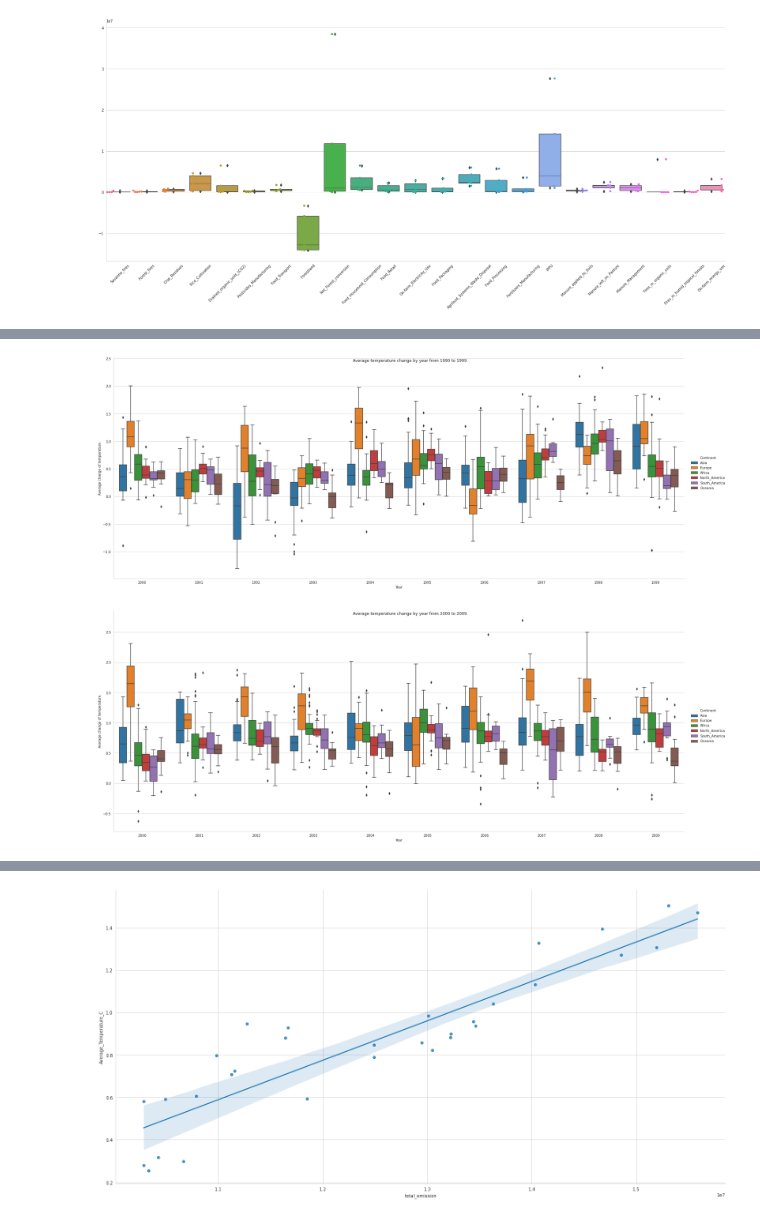
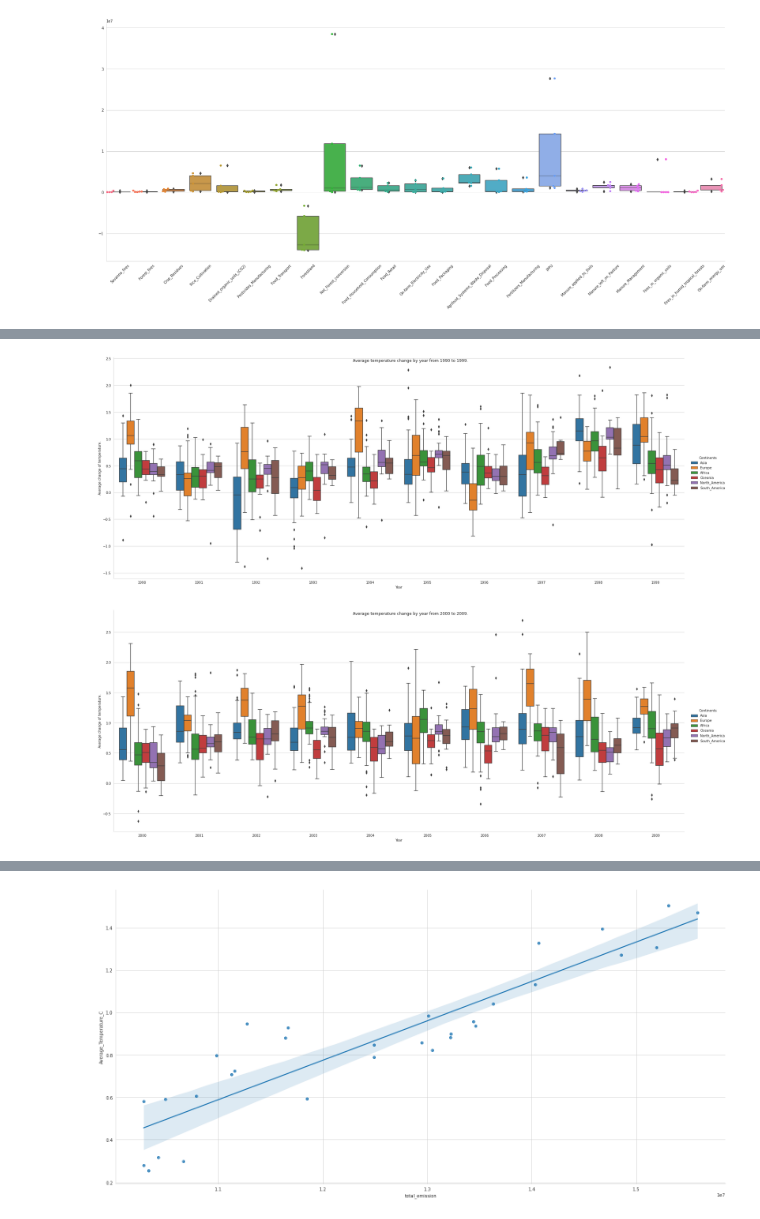
Before and after one commit to ptrGSKA/Agro-food_CO2_emission, a Jupyter notebook: agri-food_co2_emission.ipynb, the cells around one changed output, grey strips where cells are left out. Saved outputs shown, nothing was run; the diff lists cells and outputs as text; code cells hidden in the pictures.

```diff
--- a/agri-food_co2_emission.ipynb
+++ b/agri-food_co2_emission.ipynb
@@ -392,21 +391,21 @@ plt.show()
 # %%
 df_1990_1999 = df.query('Year >= 1990 and Year <= 1999')
 
 sns.set_style('whitegrid')
 g = sns.catplot(x = 'Year',
                 y = 'Average_Temperature_C',
                 data = df_1990_1999,
                 kind = 'box',
-                hue = 'Continent',
+                hue = 'Continents',
                 height=10,
                 aspect=2.5
                 )
 g.fig.suptitle('Average temperature change by year from 1990 to 1999.')
 g.set(xlabel = 'Year',
       ylabel = 'Average change of temperature.')
 plt.show()
 # %% [output]
-[figure, old version]
+[figure, new version]
 # %%
 df_2000_2009 = df.query('Year >= 2000 and Year <= 2009')
 sns.set_style('whitegrid')
@@ -414,7 +413,7 @@ g = sns.catplot(x = 'Year',
                 y = 'Average_Temperature_C',
                 data = df_2000_2009,
                 kind = 'box',
-                hue = 'Continent',
+                hue = 'Continents',
                 height=10,
                 aspect=2.5
                 )
@@ -423,7 +422,7 @@ g.set(xlabel = 'Year',
       ylabel = 'Average change of temperature.')
 plt.show()
 # %% [output]
-[figure, old version]
+[figure, new version]
 # %%
 df_2010_2020 = df.query('Year >= 2010 and Year <= 2020')
 sns.set_style('whitegrid')
```
Also changed, not shown: parts of 29 cells of this notebook, 2 other files.
